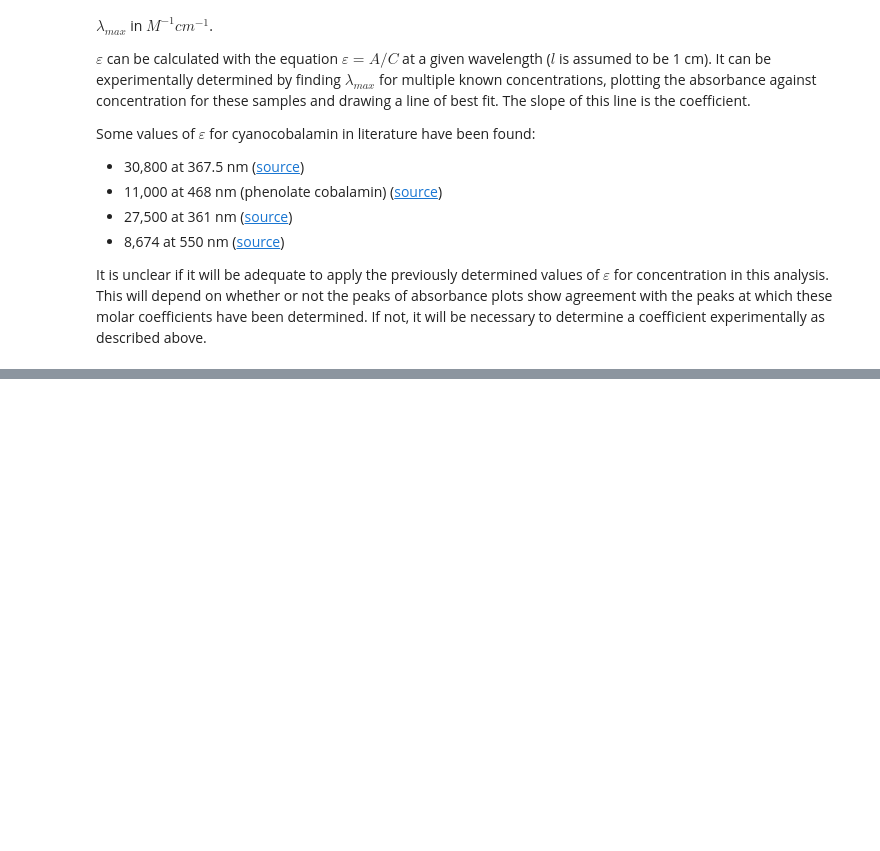
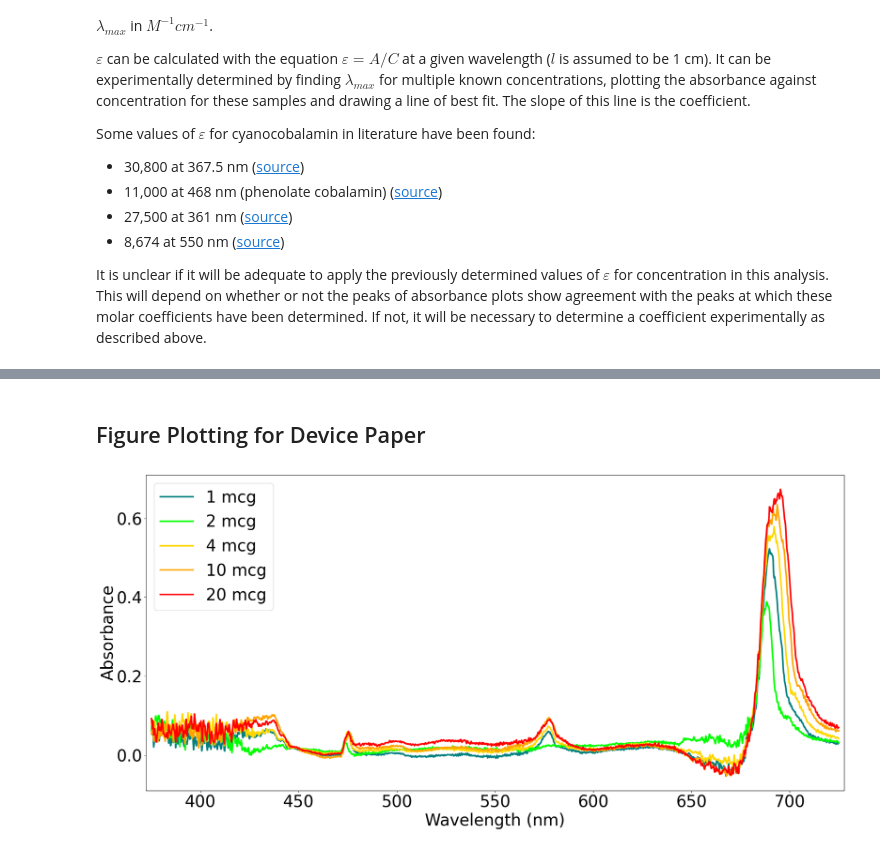
Before and after one commit to andbalch/Spectrophotometry-Project-Fine-Tuning, a Jupyter notebook: analysis.ipynb, the cells around one changed output, grey strips where cells are left out. Drawn from its saved outputs; the diff is of its cells as text; code cells hidden in the pictures; blank space fills up the shorter version.

```diff
--- a/analysis.ipynb
+++ b/analysis.ipynb
@@ -530,0 +617,36 @@ for ref in ref_methods:
+# %% [markdown]
+## Figure Plotting for Device Paper
+# %%
+# Plotting for expo poster
+# Spectra plot
+colors = {'1 mcg': 'teal', '2 mcg': 'lime', '4 mcg': 'gold', '10 mcg': 'orange', '20 mcg': 'red'}
+concentrations = [1,2,4,10,20]
+ref = 'avg'
+win_len = 0
+plt.rcParams.update({'font.size': 30})
+fig, ax = plt.subplots(figsize=(20,10))
+# for c in concentrations:
+data_path = "Plots_followup\\no_norm\Gen 2\LED Bulb Source\common baseline\\avg\Win Len 0\Trial 1\Data_NB_Gen2_LED Bulb_avg_WL0_Trial1.csv"
+plot_data = pd.read_csv(data_path)
+plot_data = plot_data[plot_data.Wavelength.between(350, 750, inclusive='both')]
+
+for c in concentrations:
+    conc_data = plot_data[plot_data["Concentration"] == f"{c} mcg"]
+    ax.plot(conc_data["Wavelength"], conc_data["Absorbance"], label=f"{c} mcg",
+            color=colors[f"{c} mcg"],
+            linewidth=3)
+
+ax.set_ylabel('Absorbance', labelpad=0)
+ax.set_xlabel('Wavelength (nm)')
+ax.xaxis.set_ticks_position('bottom')
+ax.xaxis.set_major_locator(plt.MultipleLocator(50))
+ax.yaxis.set_major_locator(plt.MultipleLocator(0.2))
+ax.legend()
+fig.tight_layout()
+plt.margins(x=0.008)
+plt.savefig('gen2_LED_NB_spectra_tall.svg', format="svg", dpi=1200)
+plt.show()
+
+plt.rcParams.update(plt.rcParamsDefault)
+# %% [output]
+[figure, added]
```
Also changed, not shown: parts of 12 cells of this notebook, 26 other files.
